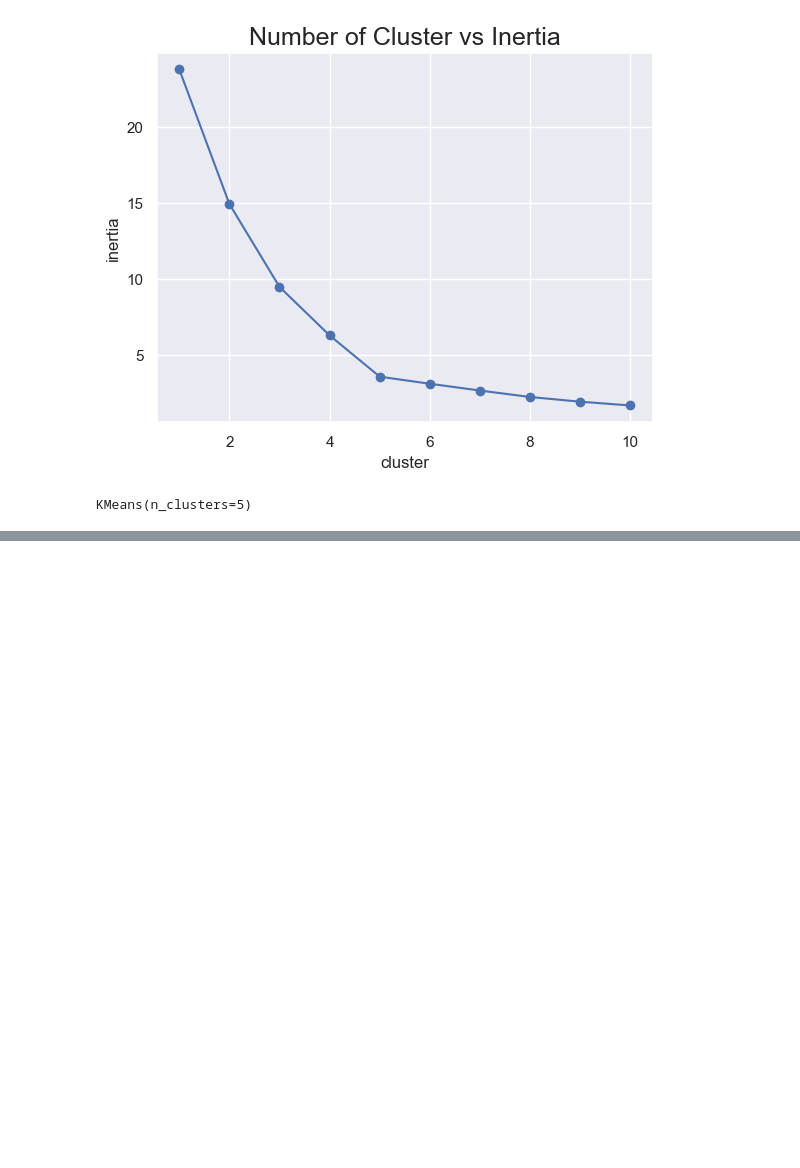
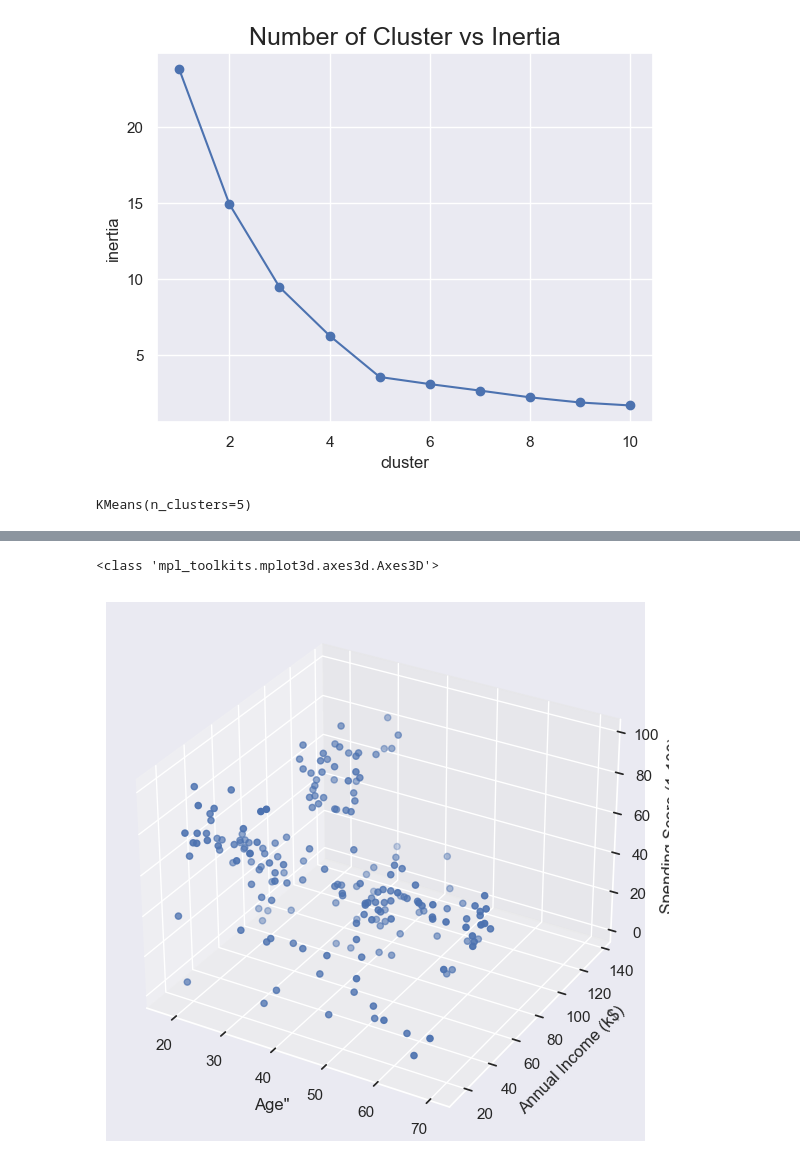
Before and after one commit to aakmalf/projects, a Jupyter notebook: mall-segmentation/notebooks/data.ipynb, the cells around one changed output, grey strips where cells are left out. Cells and saved outputs as stored; diff of their text form; code cells hidden in the pictures; blank space fills up the shorter version.

```diff
--- a/mall-segmentation/notebooks/data.ipynb
+++ b/mall-segmentation/notebooks/data.ipynb
@@ -265,0 +251,14 @@ plt.show()
+# %%
+plt.figure(figsize=(15,7))
+axes = plt.axes(projection="3d")
+print(type(axes))
+axes.scatter3D(df_numeric["Age"],df_numeric["Annual Income (k$)"],df_numeric["Spending Score (1-100)"])
+
+axes.set_xlabel('Age"')
+axes.set_ylabel('Annual Income (k$)')
+axes.set_zlabel('Spending Score (1-100)')
+
+plt.show()
+# %% [output]
+<class 'mpl_toolkits.mplot3d.axes3d.Axes3D'>
+[figure, added]
```
Also changed, not shown: parts of 16 cells of this notebook, 1 other file.
